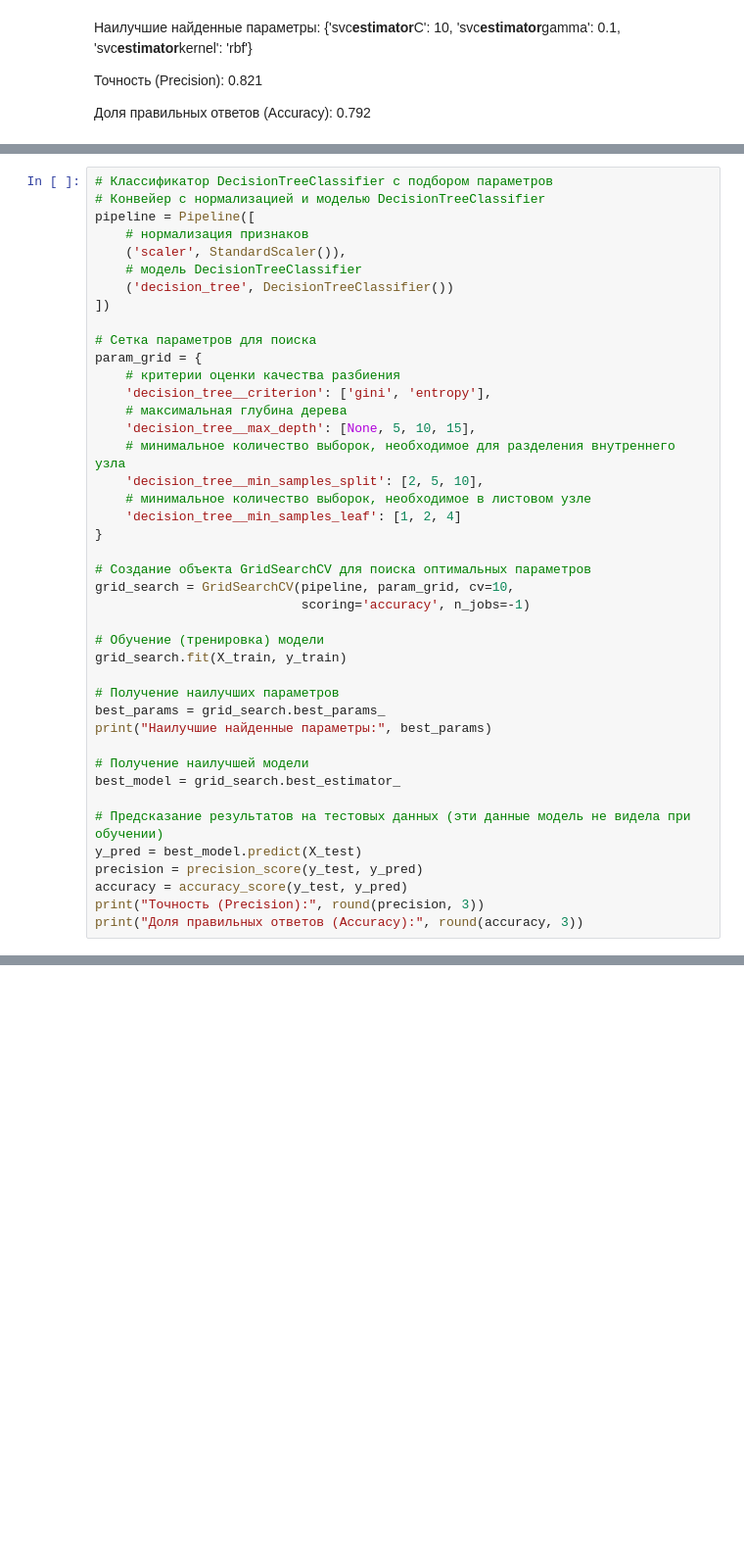
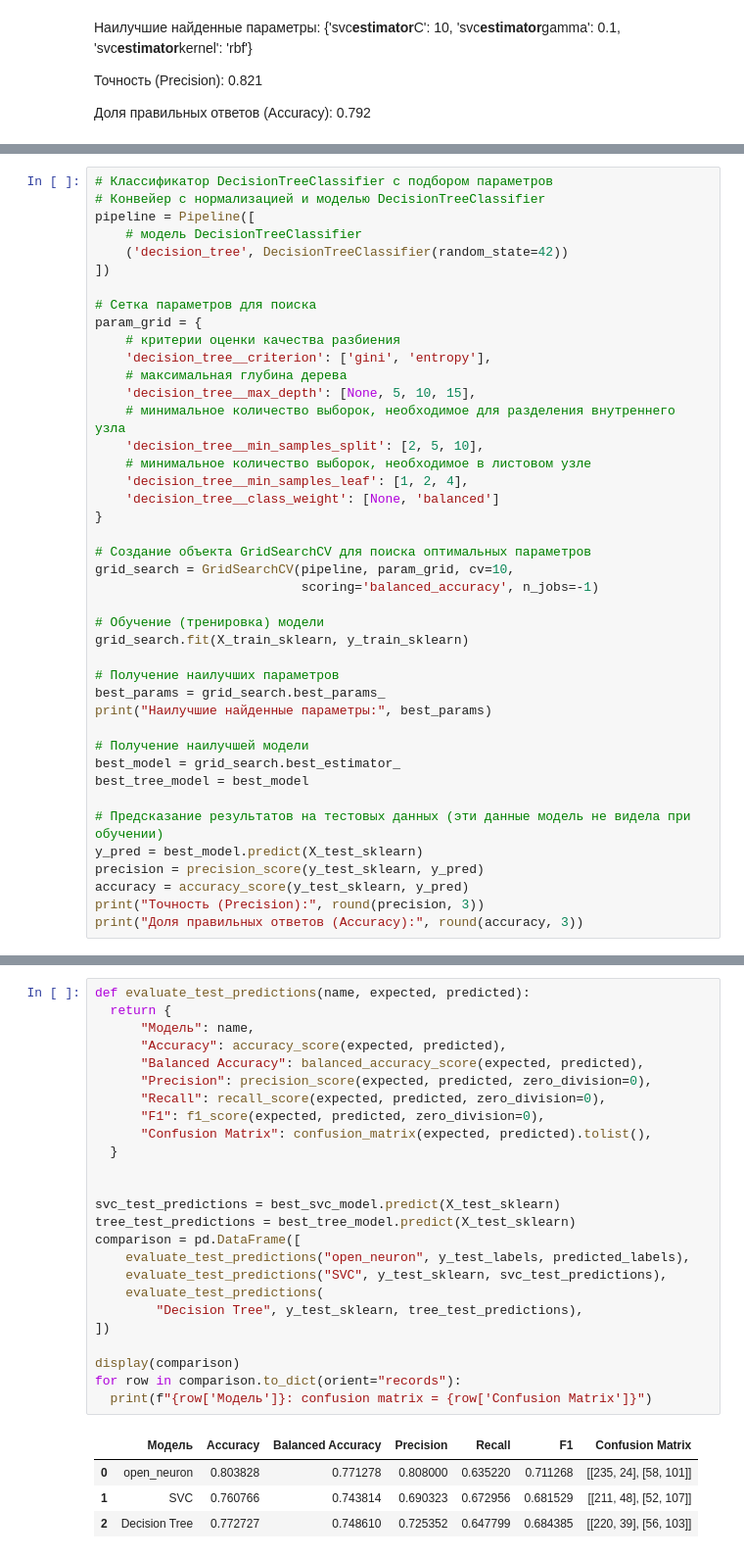
Before and after one commit to ArtemKutsan/open-neuron, a Jupyter notebook: notebooks/classification_04_titanic.ipynb, the cells around one changed output, grey strips where cells are left out. Shown at 98% size. Cells and saved outputs as stored; diff of their text form; blank space fills up the shorter version.

```diff
--- a/notebooks/classification_04_titanic.ipynb
+++ b/notebooks/classification_04_titanic.ipynb
@@ -1774,10 +1825,8 @@ print(feature_importance_df)
 # Классификатор DecisionTreeClassifier с подбором параметров
 # Конвейер с нормализацией и моделью DecisionTreeClassifier
 pipeline = Pipeline([
-    # нормализация признаков
-    ('scaler', StandardScaler()),
     # модель DecisionTreeClassifier
-    ('decision_tree', DecisionTreeClassifier())
+    ('decision_tree', DecisionTreeClassifier(random_state=42))
 ])
 
 # Сетка параметров для поиска
@@ -1789,15 +1838,16 @@ param_grid = {
     # минимальное количество выборок, необходимое для разделения внутреннего узла
     'decision_tree__min_samples_split': [2, 5, 10],
     # минимальное количество выборок, необходимое в листовом узле
-    'decision_tree__min_samples_leaf': [1, 2, 4]
+    'decision_tree__min_samples_leaf': [1, 2, 4],
+    'decision_tree__class_weight': [None, 'balanced']
 }
 
 # Создание объекта GridSearchCV для поиска оптимальных параметров
 grid_search = GridSearchCV(pipeline, param_grid, cv=10,
-                           scoring='accuracy', n_jobs=-1)
+                           scoring='balanced_accuracy', n_jobs=-1)
 
 # Обучение (тренировка) модели
-grid_search.fit(X_train, y_train)
+grid_search.fit(X_train_sklearn, y_train_sklearn)
 
 # Получение наилучших параметров
 best_params = grid_search.best_params_
@@ -1805,11 +1855,12 @@ print("Наилучшие найденные параметры:", best_params)
 
 # Получение наилучшей модели
 best_model = grid_search.best_estimator_
+best_tree_model = best_model
 
 # Предсказание результатов на тестовых данных (эти данные модель не видела при обучении)
-y_pred = best_model.predict(X_test)
-precision = precision_score(y_test, y_pred)
-accuracy = accuracy_score(y_test, y_pred)
+y_pred = best_model.predict(X_test_sklearn)
+precision = precision_score(y_test_sklearn, y_pred)
+accuracy = accuracy_score(y_test_sklearn, y_pred)
 print("Точность (Precision):", round(precision, 3))
 print("Доля правильных ответов (Accuracy):", round(accuracy, 3))
 # %% [output]
@@ -1818,0 +1874,30 @@ print("Доля правильных ответов (Accuracy):", round(accuracy
+# %%
+def evaluate_test_predictions(name, expected, predicted):
+  return {
+      "Модель": name,
+      "Accuracy": accuracy_score(expected, predicted),
+      "Balanced Accuracy": balanced_accuracy_score(expected, predicted),
+      "Precision": precision_score(expected, predicted, zero_division=0),
+      "Recall": recall_score(expected, predicted, zero_division=0),
+      "F1": f1_score(expected, predicted, zero_division=0),
+      "Confusion Matrix": confusion_matrix(expected, predicted).tolist(),
+  }
+
+
+svc_test_predictions = best_svc_model.predict(X_test_sklearn)
+tree_test_predictions = best_tree_model.predict(X_test_sklearn)
+comparison = pd.DataFrame([
+    evaluate_test_predictions("open_neuron", y_test_labels, predicted_labels),
+    evaluate_test_predictions("SVC", y_test_sklearn, svc_test_predictions),
+    evaluate_test_predictions(
+        "Decision Tree", y_test_sklearn, tree_test_predictions),
+])
+
+display(comparison)
+for row in comparison.to_dict(orient="records"):
+  print(f"{row['Модель']}: confusion matrix = {row['Confusion Matrix']}")
+# %% [output]
+|  | Модель | Accuracy | Balanced Accuracy | Precision | Recall | F1 | Confusion Matrix |
+| 0 | open_neuron | 0.803828 | 0.771278 | 0.808000 | 0.635220 | 0.711268 | [[235, 24], [58, 101]] |
+| 1 | SVC | 0.760766 | 0.743814 | 0.690323 | 0.672956 | 0.681529 | [[211, 48], [52, 107]] |
+| 2 | Decision Tree | 0.772727 | 0.748610 | 0.725352 | 0.647799 | 0.684385 | [[220, 39], [56, 103]] |
```
Also changed, not shown: parts of 20 cells of this notebook, 1 other file.
